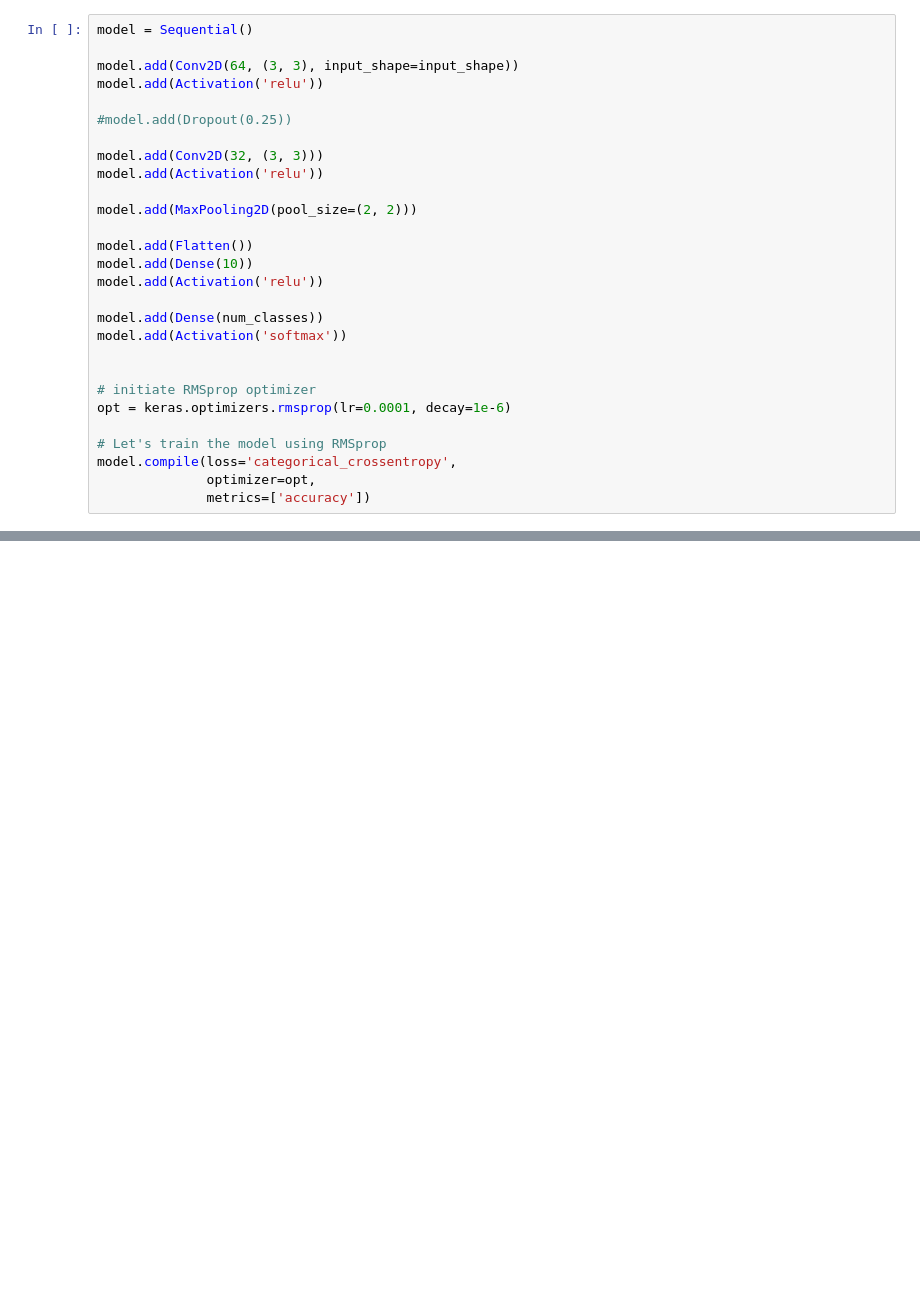
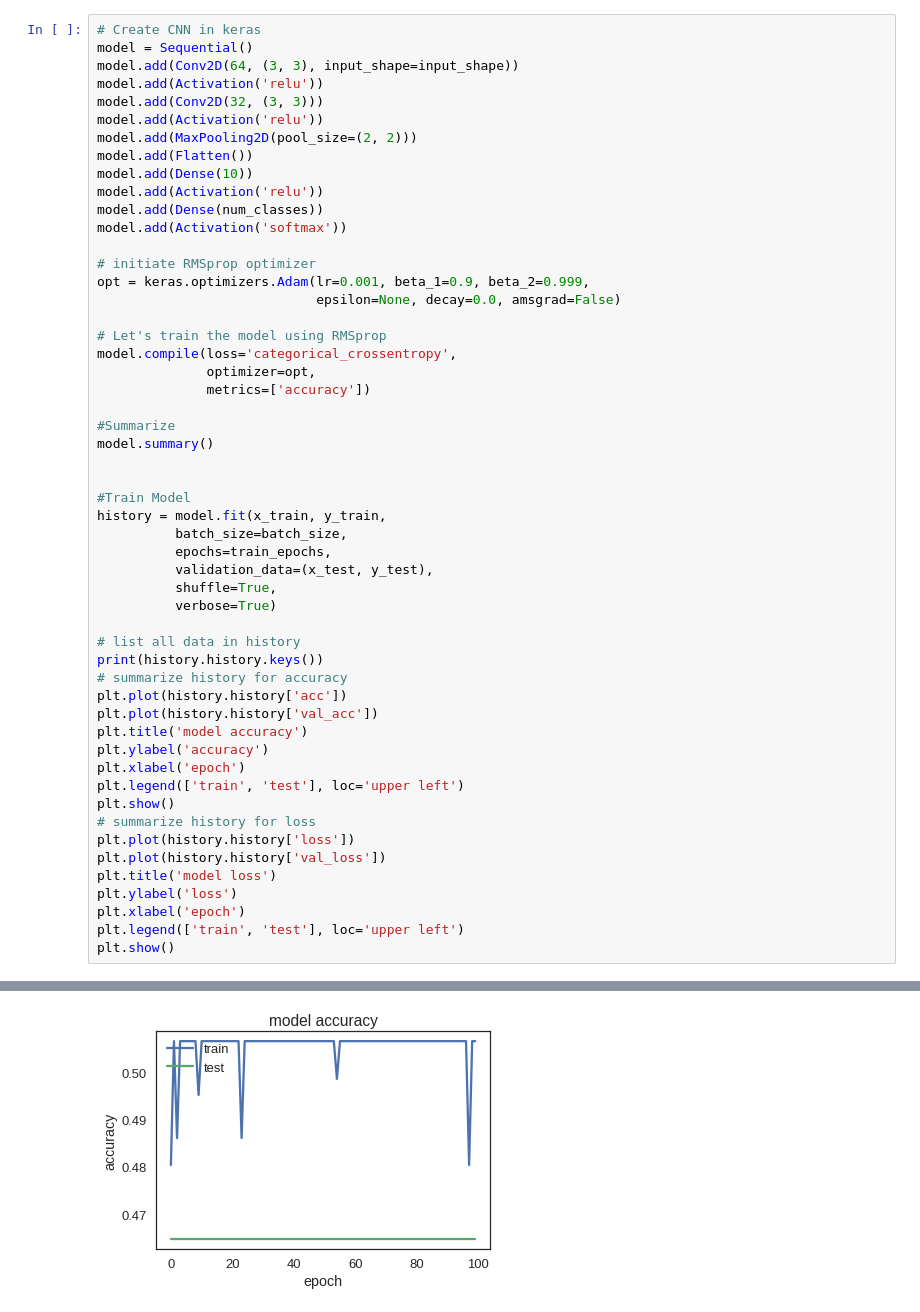
Before and after one commit to kylemath/EEG-Classification, a Jupyter notebook: notebooks/CNN_LSTM_Muse_Kyle.ipynb, the cells around one changed output, grey strips where cells are left out. Cells and saved outputs as stored; diff of their text form; blank space fills up the shorter version.

Commit message:
Streamlined code with Kory suggestions, todo list, agnostic to experiment

```diff
--- a/notebooks/CNN_LSTM_Muse_Kyle.ipynb
+++ b/notebooks/CNN_LSTM_Muse_Kyle.ipynb
@@ -323,28 +336,54 @@ x_train shape: (1808, 49, 49, 2)
 # %%
+# Create CNN in keras
 model = Sequential()
-
 model.add(Conv2D(64, (3, 3), input_shape=input_shape))
 model.add(Activation('relu'))
-
-#model.add(Dropout(0.25))
-
 model.add(Conv2D(32, (3, 3)))
 model.add(Activation('relu'))
-
 model.add(MaxPooling2D(pool_size=(2, 2)))
-
 model.add(Flatten())
 model.add(Dense(10))
 model.add(Activation('relu'))
-
 model.add(Dense(num_classes))
 model.add(Activation('softmax'))
 
-
 # initiate RMSprop optimizer
-opt = keras.optimizers.rmsprop(lr=0.0001, decay=1e-6)
+opt = keras.optimizers.Adam(lr=0.001, beta_1=0.9, beta_2=0.999,
+                            epsilon=None, decay=0.0, amsgrad=False)
 
 # Let's train the model using RMSprop
 model.compile(loss='categorical_crossentropy',
               optimizer=opt,
               metrics=['accuracy'])
+
+#Summarize
+model.summary()
+
+
+#Train Model
+history = model.fit(x_train, y_train,
+          batch_size=batch_size,
+          epochs=train_epochs,
+          validation_data=(x_test, y_test),
+          shuffle=True,
+          verbose=True)
+
+# list all data in history
+print(history.history.keys())
+# summarize history for accuracy
+plt.plot(history.history['acc'])
+plt.plot(history.history['val_acc'])
+plt.title('model accuracy')
+plt.ylabel('accuracy')
+plt.xlabel('epoch')
+plt.legend(['train', 'test'], loc='upper left')
+plt.show()
+# summarize history for loss
+plt.plot(history.history['loss'])
+plt.plot(history.history['val_loss'])
+plt.title('model loss')
+plt.ylabel('loss')
+plt.xlabel('epoch')
+plt.legend(['train', 'test'], loc='upper left')
+plt.show()
+# %% [output]
@@ -350,0 +407 @@ model.compile(loss='categorical_crossentropy',
+[figure, added]
```
Also changed, not shown: parts of 24 cells of this notebook.
